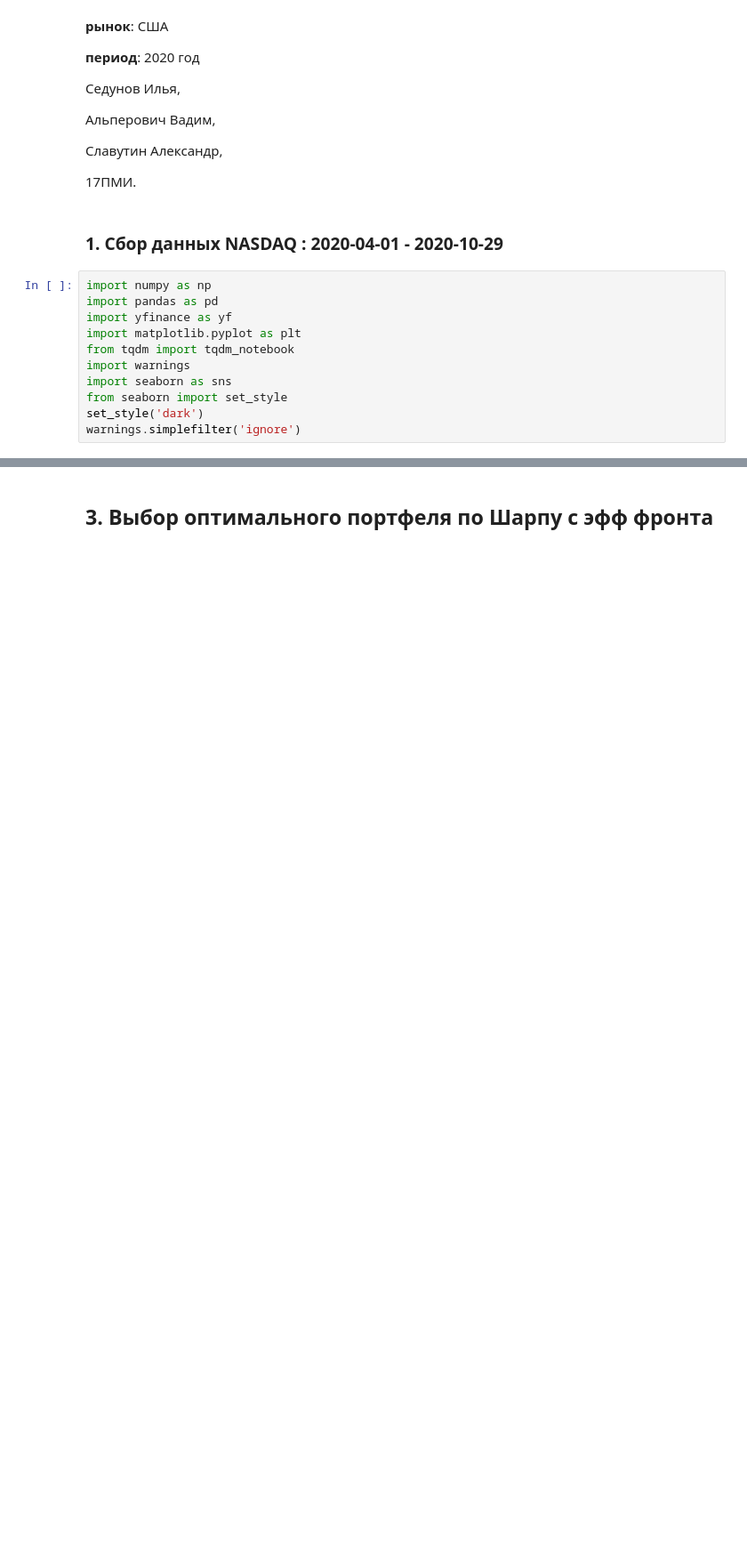
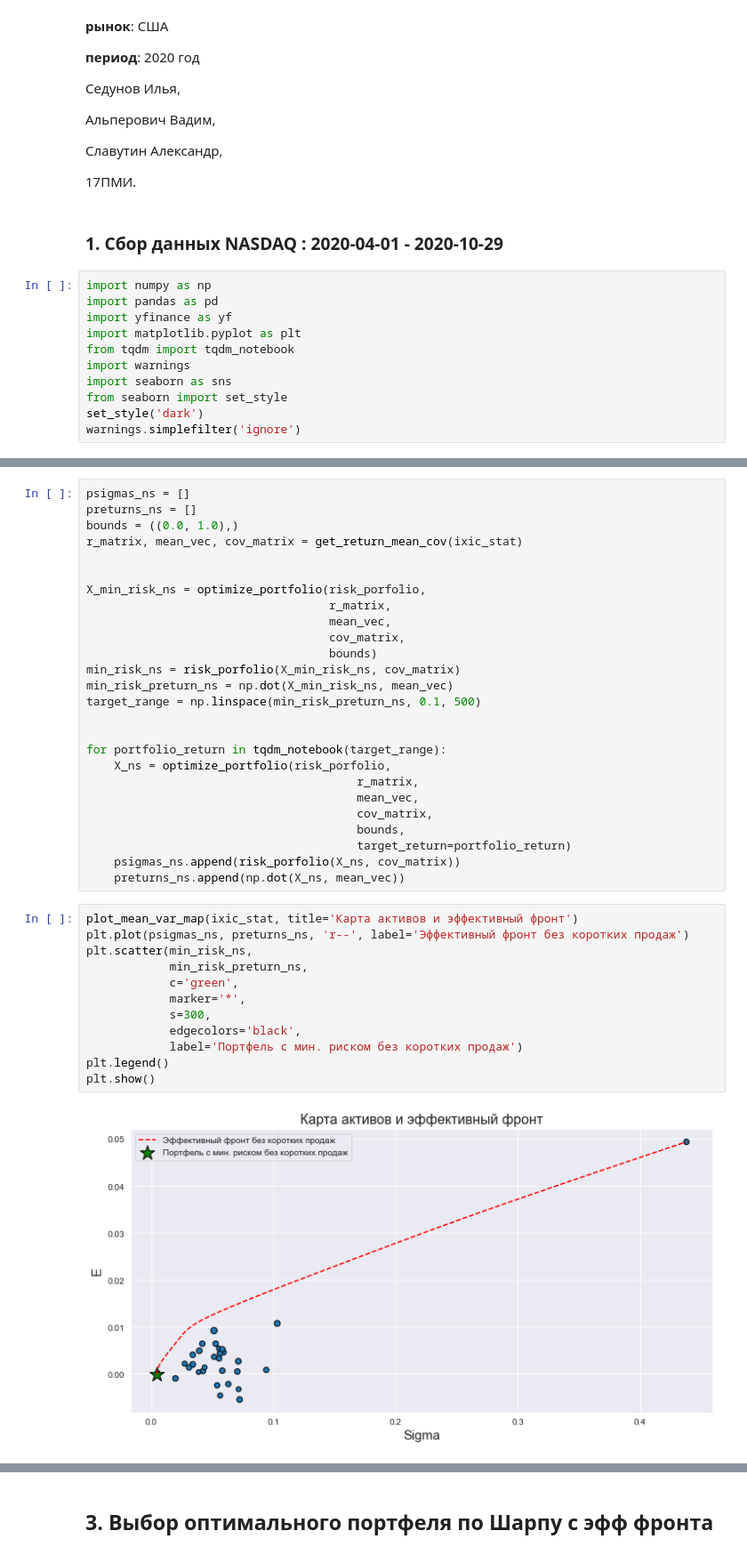
Before and after one commit to CodeSopranos/contest, a Jupyter notebook: report.ipynb, the cells around one changed output, grey strips where cells are left out. Shown at 89% size. Drawn from its saved outputs; the diff is of its cells as text; blank space fills up the shorter version.

```diff
--- a/report.ipynb
+++ b/report.ipynb
@@ -82 +112,41 @@ ixic_stat
+# %%
+psigmas_ns = []
+preturns_ns = []
+bounds = ((0.0, 1.0),)
+r_matrix, mean_vec, cov_matrix = get_return_mean_cov(ixic_stat)
+
+
+X_min_risk_ns = optimize_portfolio(risk_porfolio,
+                                   r_matrix,
+                                   mean_vec,
+                                   cov_matrix,
+                                   bounds)
+min_risk_ns = risk_porfolio(X_min_risk_ns, cov_matrix)
+min_risk_preturn_ns = np.dot(X_min_risk_ns, mean_vec)
+target_range = np.linspace(min_risk_preturn_ns, 0.1, 500)
+
+
+for portfolio_return in tqdm_notebook(target_range):
+    X_ns = optimize_portfolio(risk_porfolio,
+                                       r_matrix,
+                                       mean_vec,
+                                       cov_matrix,
+                                       bounds,
+                                       target_return=portfolio_return)
+    psigmas_ns.append(risk_porfolio(X_ns, cov_matrix))
+    preturns_ns.append(np.dot(X_ns, mean_vec))
+# %%
+plot_mean_var_map(ixic_stat, title='Карта активов и эффективный фронт')
+plt.plot(psigmas_ns, preturns_ns, 'r--', label='Эффективный фронт без коротких продаж')
+plt.scatter(min_risk_ns,
+            min_risk_preturn_ns,
+            c='green',
+            marker='*',
+            s=300,
+            edgecolors='black',
+            label='Портфель с мин. риском без коротких продаж')
+plt.legend()
+plt.show()
+# %% [output]
+[figure, added]
 # %% [markdown]
```
Also changed, not shown: parts of 30 cells of this notebook.
